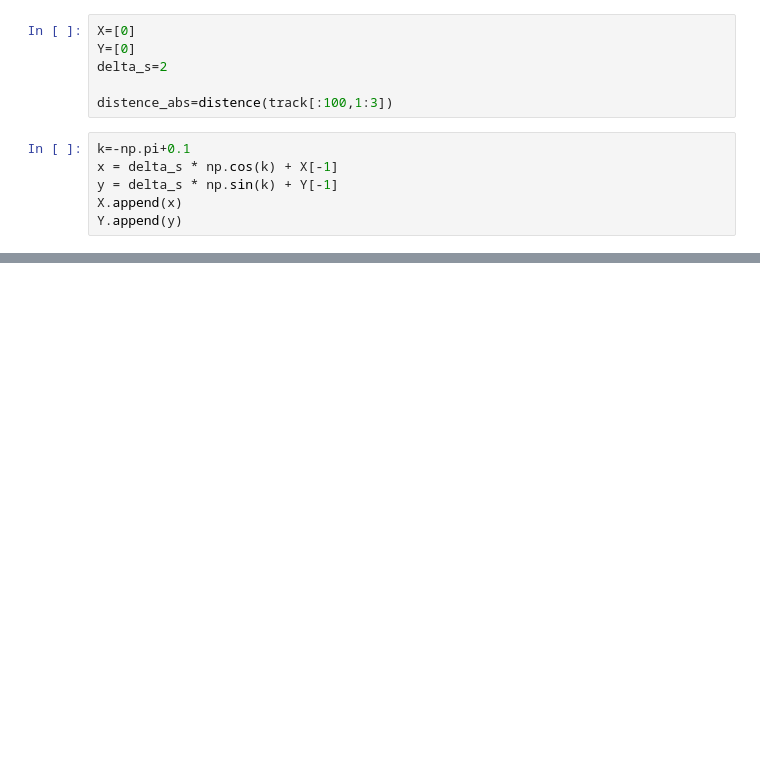
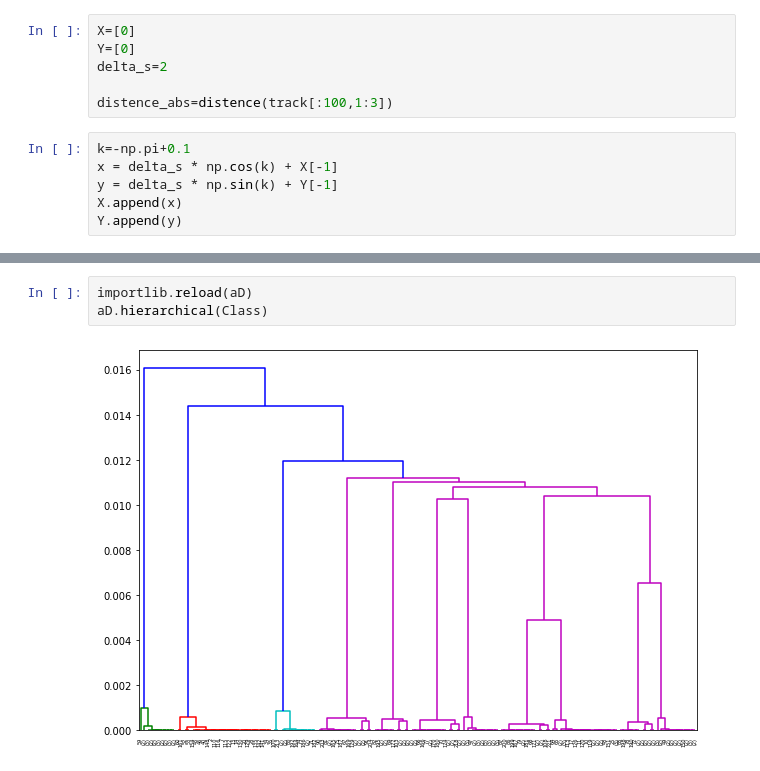
Before and after one commit to LeonKie/BA_Optimization_ML, a Jupyter notebook: MaschineLearning/visualisation/visTest.ipynb, the cells around one changed output, grey strips where cells are left out. Saved outputs shown, nothing was run; the diff lists cells and outputs as text; blank space fills up the shorter version.

```diff
--- a/MaschineLearning/visualisation/visTest.ipynb
+++ b/MaschineLearning/visualisation/visTest.ipynb
@@ -79,0 +157,5 @@ print(X,Y)
+# %%
+importlib.reload(aD)
+aD.hierarchical(Class)
+# %% [output]
+[figure, added]
```
Also changed, not shown: parts of 8 cells of this notebook, 4 other files.
